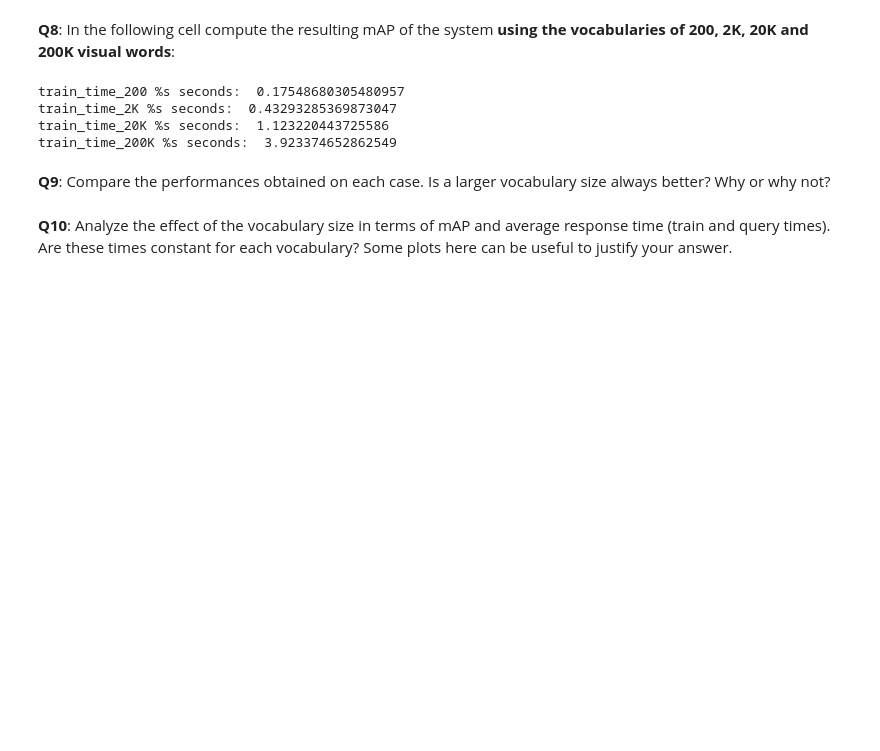
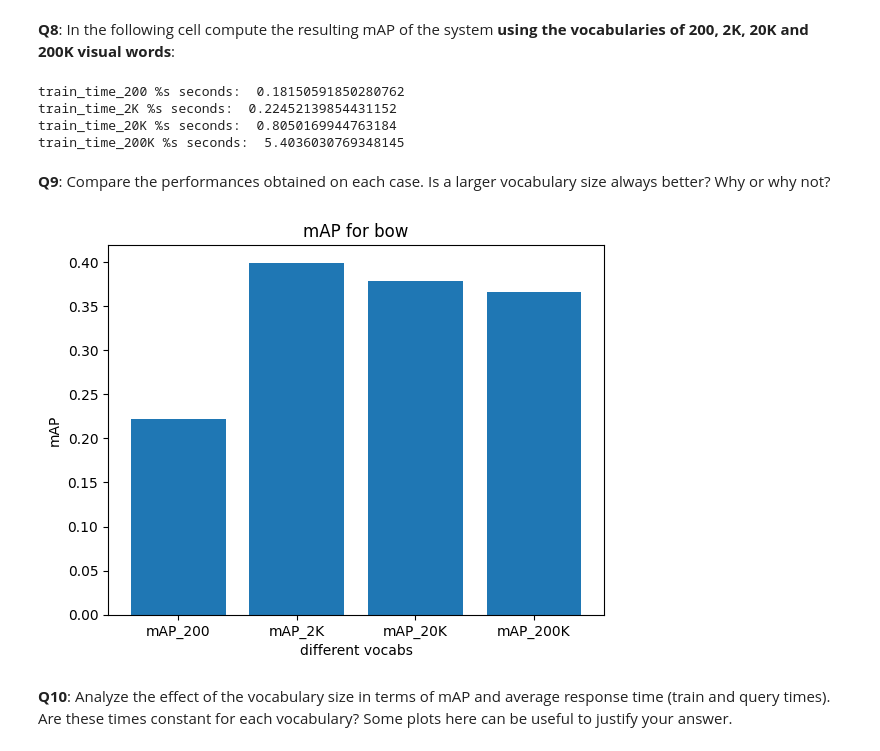
Before and after one commit to claredavies/ImageIndexing, a Jupyter notebook: Image_Indexing_Assignment2.ipynb, the cells around one changed output. Cells and saved outputs as stored; diff of their text form; code cells hidden in the pictures; blank space fills up the shorter version.

```diff
--- a/Image_Indexing_Assignment2.ipynb
+++ b/Image_Indexing_Assignment2.ipynb
@@ -879,35 +879,42 @@ index_200 = BoW('clust/clust_flickr60_k200.fvecs')
 index_200.build_db(train_names[0:14], train_desc[0:14])
 train_time_200 = time.time() - start_time
 print("train_time_200 %s seconds: ", train_time_200)
-results_200, mAP_200 = index.compute_mAP(query_names, query_desc, 'holidays_mini/holidays_images.dat')
+results_200, mAP_200 = index_200.compute_mAP(query_names, query_desc, 'holidays_mini/holidays_images.dat')
 
 start_time = time.time()
 index_2K = BoW('clust/clust_flickr60_k2000.fvecs')
 index_2K.build_db(train_names[0:14], train_desc[0:14])
 train_time_2K = time.time() - start_time
 print("train_time_2K %s seconds: ", train_time_2K)
-results_2K, mAP_2K = index.compute_mAP(query_names, query_desc, 'holidays_mini/holidays_images.dat')
+results_2K, mAP_2K = index_2K.compute_mAP(query_names, query_desc, 'holidays_mini/holidays_images.dat')
 
 start_time = time.time()
 index_20K = BoW('clust/clust_flickr60_k20000.fvecs')
 index_20K.build_db(train_names[0:14], train_desc[0:14])
 train_time_20K = time.time() - start_time
 print("train_time_20K %s seconds: ", train_time_20K)
-results_20K, mAP_20K = index.compute_mAP(query_names, query_desc, 'holidays_mini/holidays_images.dat')
+results_20K, mAP_20K = index_20K.compute_mAP(query_names, query_desc, 'holidays_mini/holidays_images.dat')
 
 start_time = time.time()
 index_200K = BoW('clust/clust_flickr60_k200000.fvecs')
 index_200K.build_db(train_names[0:14], train_desc[0:14])
 train_time_200K = time.time() - start_time
 print("train_time_200K %s seconds: ", train_time_200K)
-results_200K, mAP_200K = index.compute_mAP(query_names, query_desc, 'holidays_mini/holidays_images.dat')
+results_200K, mAP_200K = index_200K.compute_mAP(query_names, query_desc, 'holidays_mini/holidays_images.dat')
 # %% [output]
-train_time_200 %s seconds:  0.17548680305480957
-train_time_2K %s seconds:  0.43293285369873047
-train_time_20K %s seconds:  1.123220443725586
-train_time_200K %s seconds:  3.923374652862549
+train_time_200 %s seconds:  0.18150591850280762
+train_time_2K %s seconds:  0.22452139854431152
+train_time_20K %s seconds:  0.8050169944763184
+train_time_200K %s seconds:  5.4036030769348145
 # %% [markdown]
 **Q9**: Compare the performances obtained on each case. Is a larger vocabulary size always better? Why or why not?
+# %%
+mAP_bow = [mAP_200, mAP_2K, mAP_20K, mAP_200K]
+labels_bow = ["mAP_200", "mAP_2K", "mAP_20K", "mAP_200K"]
+# %%
+plot_chart(mAP_bow, labels_bow, "mAP for bow", "different vocabs", "mAP")
+# %% [output]
+[figure, added]
 # %% [markdown]
 **Q10**: Analyze the effect of the vocabulary size in terms of mAP and average response time (train and query times). Are these times constant for each vocabulary? Some plots here can be useful to justify your answer.
 # %%
```
Also changed, not shown: parts of 19 cells of this notebook.
